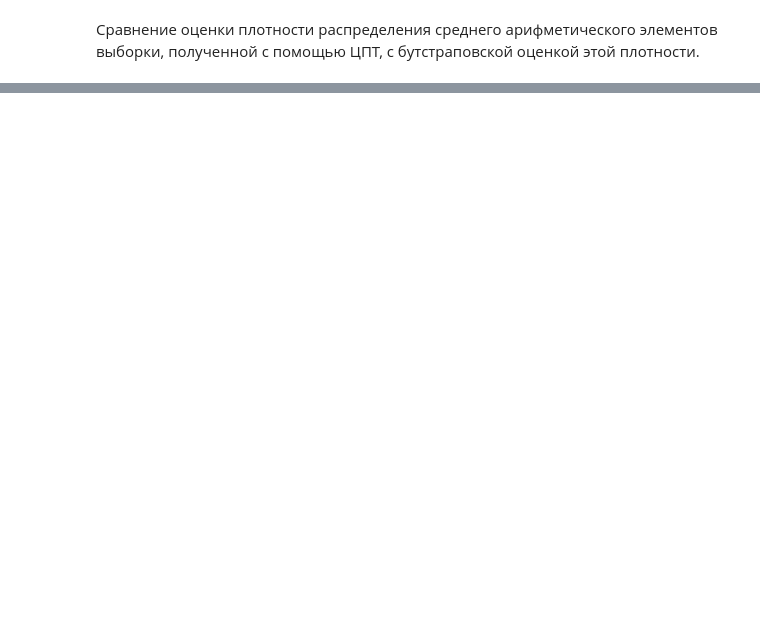
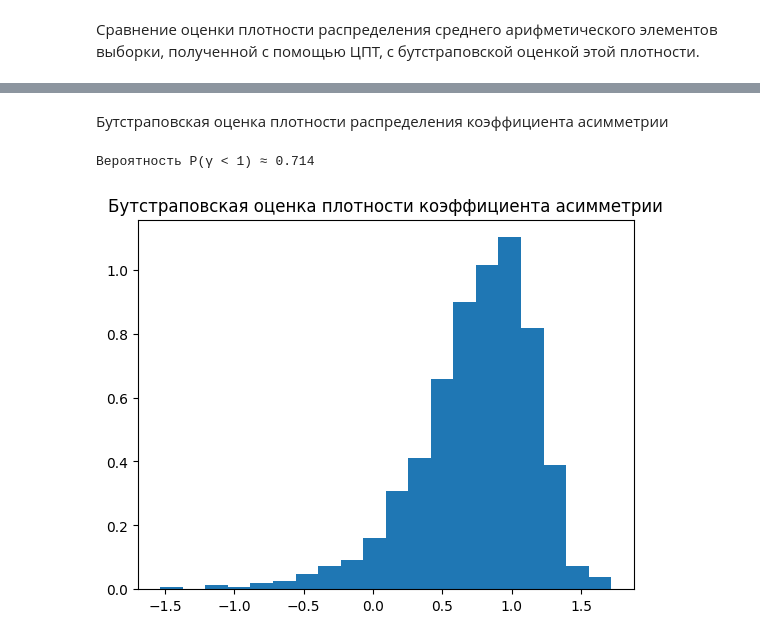
Before and after one commit to Qutespy/mathstat, a Jupyter notebook: task1.ipynb, the cells around one changed output, grey strips where cells are left out. Saved outputs shown, nothing was run; the diff lists cells and outputs as text; code cells hidden in the pictures; blank space fills up the shorter version.

```diff
--- a/task1.ipynb
+++ b/task1.ipynb
@@ -113,0 +112,16 @@ plt.show()
+# %% [markdown]
+Бутстраповская оценка плотности распределения коэффициента асимметрии
+# %%
+def calc_skewness(data):
+    return (3*(np.mean(data) - np.median(data)))/np.std(data)
+
+bootstrap_skew = [calc_skewness(np.random.choice(data_sample, size=25)) for _ in range(1000)]
+prob = np.mean(np.array(bootstrap_skew) < 1)
+print(f"Вероятность P(γ < 1) ≈ {prob:.3f}")
+
+plt.hist(bootstrap_skew, bins=20, density=True)
+plt.title("Бутстраповская оценка плотности коэффициента асимметрии")
+plt.show()
+# %% [output]
+Вероятность P(γ < 1) ≈ 0.714
+[figure, added]
```
Also changed, not shown: parts of 7 cells of this notebook, 2 other files.
